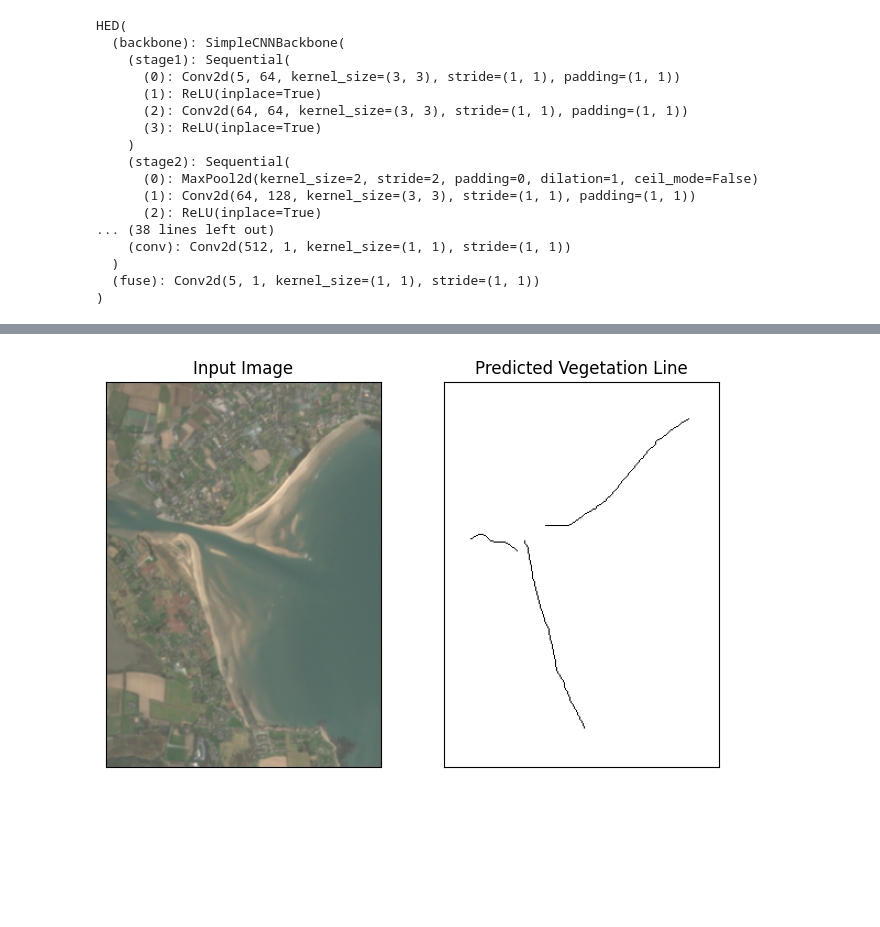
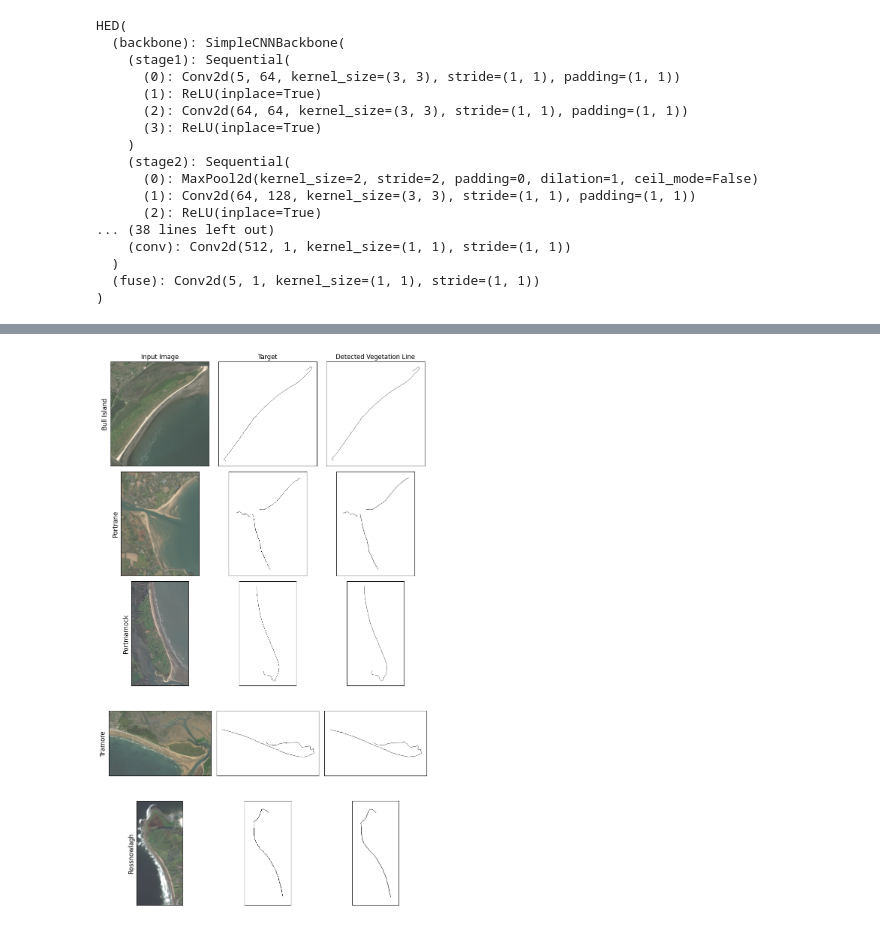
Before and after one commit to conorosully/sentinel2-vegetation-line, a Jupyter notebook: demo.ipynb, the cells around one changed output, grey strips where cells are left out. Saved outputs shown, nothing was run; the diff lists cells and outputs as text; code cells hidden in the pictures; blank space fills up the shorter version.

```diff
--- a/demo.ipynb
+++ b/demo.ipynb
@@ -17,6 +19,7 @@ Download here: https://zenodo.org/records/17122999
 # %%
 # Update paths as needed
 seen_location_path = "../data/SIVE/test_1/"
+unseen_location_path = "../data/SIVE/test_2/"
 points_dict_path = "../data/SIVE/points_dict.npy"
 
 points_dict = np.load(points_dict_path, allow_pickle=True).item()
@@ -46,7 +49,7 @@ Currently, only the best SimpleCNN and BigEarthNet models from the paper is prov
 # %%
 # Load simpleCNN model trained on SIVE dataset
 model, meta_data = torch.hub.load("conorosully/vegetation-line-models",
-                                    "simpleCNN") #change to BigEarthNet for BigEarthNet model
+                                    "simpleCNN_guided") #change to BigEarthNet for BigEarthNet model
 print(meta_data)
 # %% [output]
 Using cache found in /Users/conorosullivan/.cache/torch/hub/conorosully_vegetation-line-models_main
@@ -84,24 +221,43 @@ HED(
+# %%
+# Indices into the seen test set to visualize
+instances = [7,0,1,2]
+
+# One example instance from the unseen location
+
+unseen_test_paths = glob.glob(unseen_location_path + '*.npy')
 # %%
-path = test_paths[0]
-image,  pred = eval.get_combined_pred(model,meta_data,points_dict, path, batch_size=1)
+paths_to_show = [test_paths[i] for i in instances] + [unseen_test_paths[5]]
+labels = ["Bull Island", "Portrane", "Portmarnock", "Tramore", "Rossnowlagh"]
 
-#remove buffer for visualization
-buffer = 200
-pred = pred[buffer:-buffer,buffer:-buffer]
-image = image[:,buffer:-buffer,buffer:-buffer]
+fig, ax = plt.subplots(len(paths_to_show), 3, figsize=(9, 3 * len(paths_to_show)))
+
+for row, (path, label) in enumerate(zip(paths_to_show, labels)):
+    image, pred = eval.get_combined_pred(model, meta_data, points_dict, path, batch_size=1)
+    target = image[-1]
+
+    # Crop tightly around the detected vegetation line
+    x1, x2, y1, y2 = utils.get_max_pos(pred, label)
+    image = image[:, y1:y2, x1:x2]
+    target = target[y1:y2, x1:x2]
+    pred = pred[y1:y2, x1:x2]
+
+    rgb_image = utils.get_rgb(image, r=0, g=1, b=2, contrast=0.4)
+
+    ax[row, 0].imshow(rgb_image)
+    ax[row, 1].imshow(1 - target, cmap='gray')
+    ax[row, 2].imshow(1 - pred, cmap='gray')
+
+    ax[row, 0].set_ylabel(label, fontsize=12)
+
+    if row == 0:
+        ax[row, 0].set_title('Input Image')
+        ax[row, 1].set_title('Target')
+        ax[row, 2].set_title('Detected Vegetation Line')
+
+    for a in ax[row]:
+        a.set_xticks([])
+        a.set_yticks([])
+
+plt.tight_layout()
+# %% [output]
+[figure, added]
-# %%
-fig, ax = plt.subplots(1,2, figsize=(8,5))
-
-rgb_image = utils.get_rgb(image,r=0,g=1,b=2,contrast=0.4)
-
-ax[0].imshow(rgb_image)
-ax[0].set_title('Input Image')
-
-ax[1].imshow(1-pred, cmap='gray')
-ax[1].set_title('Predicted Vegetation Line')
-
-for a in ax:
-    a.set_xticks([])
-    a.set_yticks([])
-# %% [output]
-[figure, removed]
```
Also changed, not shown: parts of 10 cells of this notebook, 1 other file.
